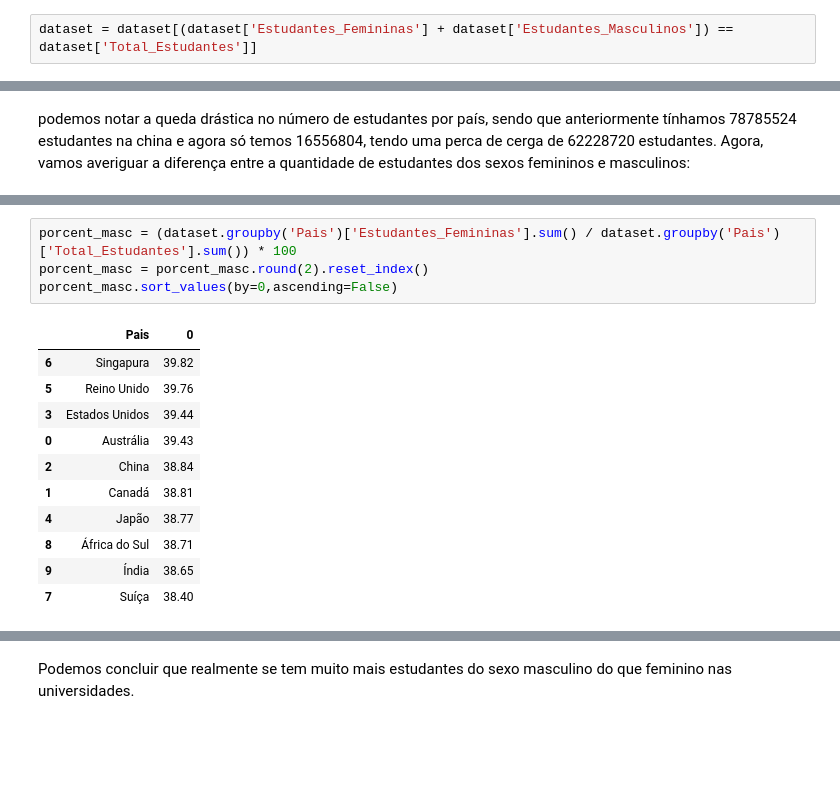
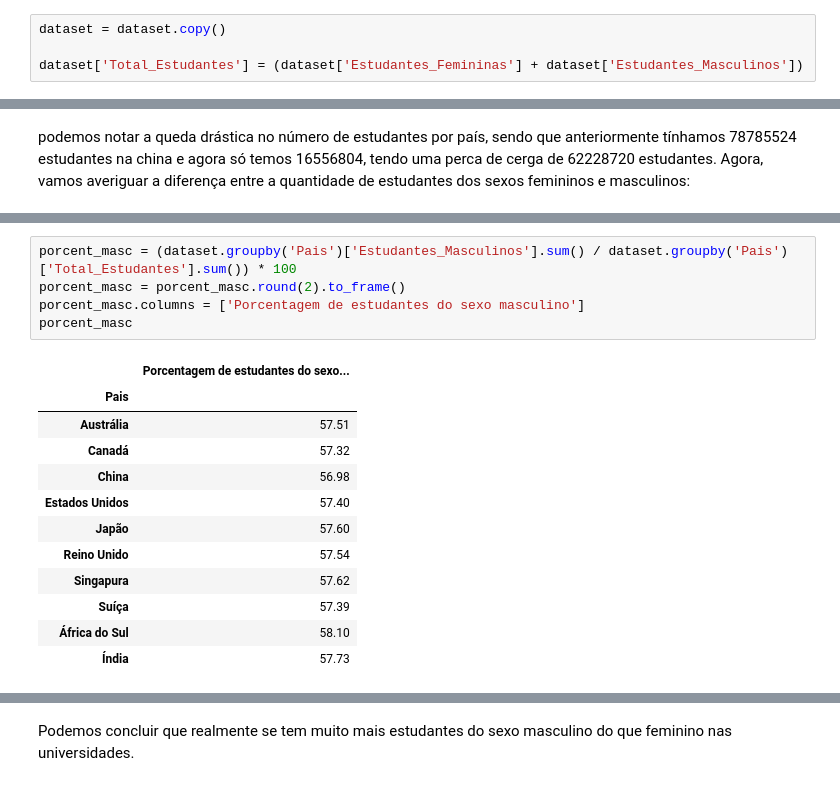
Before and after one commit to BruninSouza/Analise-Faculdades-Globais, a Jupyter notebook: analise.ipynb, the cells around one changed output, grey strips where cells are left out. Drawn from its saved outputs; the diff is of its cells as text; blank space fills up the shorter version.

```diff
--- a/analise.ipynb
+++ b/analise.ipynb
@@ -255,3 +259,5 @@ Há 36566 universidades em que isso acontece, essa imprecissão nos dados não n
 # %%
-dataset = dataset[(dataset['Estudantes_Femininas'] + dataset['Estudantes_Masculinos']) == dataset['Total_Estudantes']]
+dataset = dataset.copy()
+
+dataset['Total_Estudantes'] = (dataset['Estudantes_Femininas'] + dataset['Estudantes_Masculinos'])
 # %% [markdown]
@@ -276,16 +300,18 @@ podemos notar a queda drástica no número de estudantes por país, sendo que an
 # %%
-porcent_masc = (dataset.groupby('Pais')['Estudantes_Femininas'].sum() / dataset.groupby('Pais')['Total_Estudantes'].sum()) * 100
-porcent_masc = porcent_masc.round(2).reset_index()
-porcent_masc.sort_values(by=0,ascending=False)
+porcent_masc = (dataset.groupby('Pais')['Estudantes_Masculinos'].sum() / dataset.groupby('Pais')['Total_Estudantes'].sum()) * 100
+porcent_masc = porcent_masc.round(2).to_frame()
+porcent_masc.columns = ['Porcentagem de estudantes do sexo masculino']
+porcent_masc
 # %% [output]
-|  | Pais | 0 |
-| 6 | Singapura | 39.82 |
-| 5 | Reino Unido | 39.76 |
-| 3 | Estados Unidos | 39.44 |
-| 0 | Austrália | 39.43 |
-| 2 | China | 38.84 |
-| 1 | Canadá | 38.81 |
-| 4 | Japão | 38.77 |
-| 8 | África do Sul | 38.71 |
-| 9 | Índia | 38.65 |
-| 7 | Suíça | 38.40 |
+|  | Porcentagem de estudantes do sexo... |
+| Pais |  |
+| Austrália | 57.51 |
+| Canadá | 57.32 |
+| China | 56.98 |
+| Estados Unidos | 57.40 |
+| Japão | 57.60 |
+| Reino Unido | 57.54 |
+| Singapura | 57.62 |
+| Suíça | 57.39 |
+| África do Sul | 58.10 |
+| Índia | 57.73 |
```
Also changed, not shown: parts of 35 cells of this notebook.
